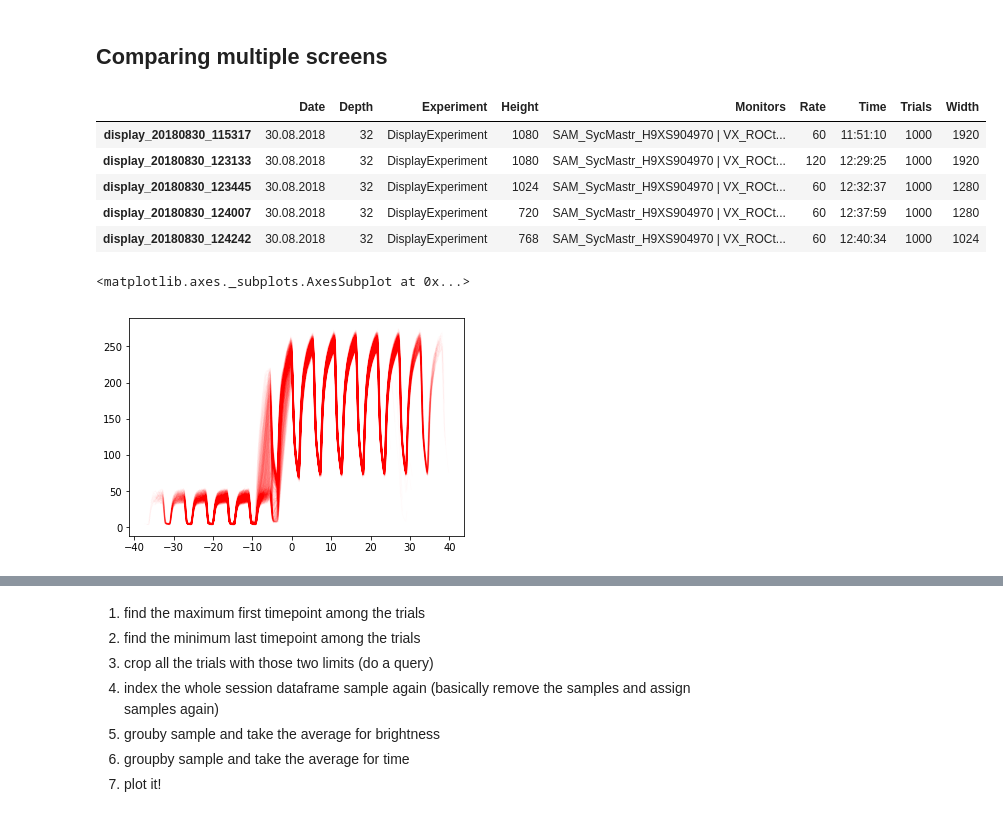
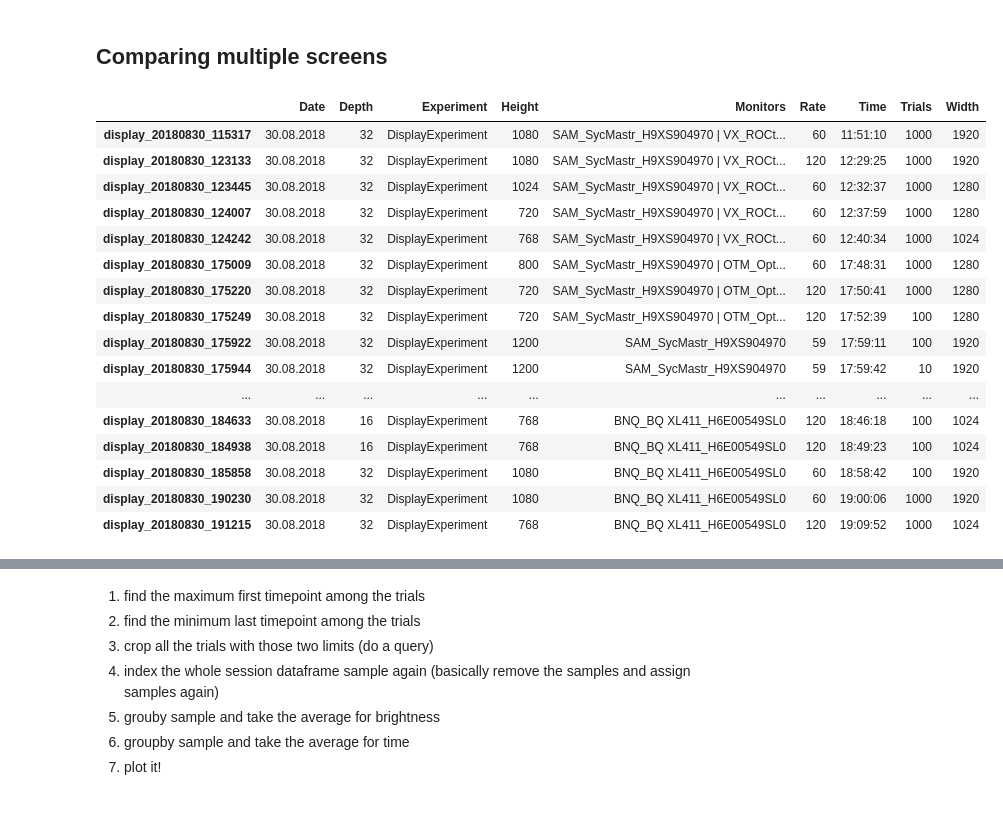
Before and after one commit to mohammadbashiri/vrlatency, a Jupyter notebook: notebooks/reports/Display.ipynb, the cells around one changed output, grey strips where cells are left out. Saved outputs shown, nothing was run; the diff lists cells and outputs as text; code cells hidden in the pictures.

Commit message:
working on notebook and added the averaging method to the analysis

```diff
--- a/notebooks/reports/Display.ipynb
+++ b/notebooks/reports/Display.ipynb
@@ -97,11 +122,22 @@ plt.show()
 # %% [markdown]
 ## Comparing multiple screens
 # %%
-df_params_all.head()
+df_params_all
 # %% [output]
 |  | Date | Depth | Experiment | Height | Monitors | Rate | Time | Trials | Width |
 | display_20180830_115317 | 30.08.2018 | 32 | DisplayExperiment | 1080 | SAM_SycMastr_H9XS904970 | VX_ROCt... | 60 | 11:51:10 | 1000 | 1920 |
 | display_20180830_123133 | 30.08.2018 | 32 | DisplayExperiment | 1080 | SAM_SycMastr_H9XS904970 | VX_ROCt... | 120 | 12:29:25 | 1000 | 1920 |
 | display_20180830_123445 | 30.08.2018 | 32 | DisplayExperiment | 1024 | SAM_SycMastr_H9XS904970 | VX_ROCt... | 60 | 12:32:37 | 1000 | 1280 |
 | display_20180830_124007 | 30.08.2018 | 32 | DisplayExperiment | 720 | SAM_SycMastr_H9XS904970 | VX_ROCt... | 60 | 12:37:59 | 1000 | 1280 |
 | display_20180830_124242 | 30.08.2018 | 32 | DisplayExperiment | 768 | SAM_SycMastr_H9XS904970 | VX_ROCt... | 60 | 12:40:34 | 1000 | 1024 |
+| display_20180830_175009 | 30.08.2018 | 32 | DisplayExperiment | 800 | SAM_SycMastr_H9XS904970 | OTM_Opt... | 60 | 17:48:31 | 1000 | 1280 |
+| display_20180830_175220 | 30.08.2018 | 32 | DisplayExperiment | 720 | SAM_SycMastr_H9XS904970 | OTM_Opt... | 120 | 17:50:41 | 1000 | 1280 |
+| display_20180830_175249 | 30.08.2018 | 32 | DisplayExperiment | 720 | SAM_SycMastr_H9XS904970 | OTM_Opt... | 120 | 17:52:39 | 100 | 1280 |
+| display_20180830_175922 | 30.08.2018 | 32 | DisplayExperiment | 1200 | SAM_SycMastr_H9XS904970 | 59 | 17:59:11 | 100 | 1920 |
+| display_20180830_175944 | 30.08.2018 | 32 | DisplayExperiment | 1200 | SAM_SycMastr_H9XS904970 | 59 | 17:59:42 | 10 | 1920 |
+| ... | ... | ... | ... | ... | ... | ... | ... | ... | ... |
+| display_20180830_184633 | 30.08.2018 | 16 | DisplayExperiment | 768 | BNQ_BQ XL411_H6E00549SL0 | 120 | 18:46:18 | 100 | 1024 |
+| display_20180830_184938 | 30.08.2018 | 16 | DisplayExperiment | 768 | BNQ_BQ XL411_H6E00549SL0 | 120 | 18:49:23 | 100 | 1024 |
+| display_20180830_185858 | 30.08.2018 | 32 | DisplayExperiment | 1080 | BNQ_BQ XL411_H6E00549SL0 | 60 | 18:58:42 | 100 | 1920 |
+| display_20180830_190230 | 30.08.2018 | 32 | DisplayExperiment | 1080 | BNQ_BQ XL411_H6E00549SL0 | 60 | 19:00:06 | 1000 | 1920 |
+| display_20180830_191215 | 30.08.2018 | 32 | DisplayExperiment | 768 | BNQ_BQ XL411_H6E00549SL0 | 120 | 19:09:52 | 1000 | 1024 |
@@ -110,6 +143,0 @@ import vrlatency as vrl
-# %%
-mean_latency = df_shifted.DisplayLatency.mean().mean()
-vrl.analysis.plot_shifted_brightness_over_session(time=df_shifted.TrialTransitionTime, sensor_brightness=df_shifted.SensorBrightness, shift_by=0, trial_idx=df_shifted.Trial)
-# %% [output]
-<matplotlib.axes._subplots.AxesSubplot at 0x...>
-[figure, removed]
```
Also changed, not shown: parts of 14 cells of this notebook, 1 other file.
